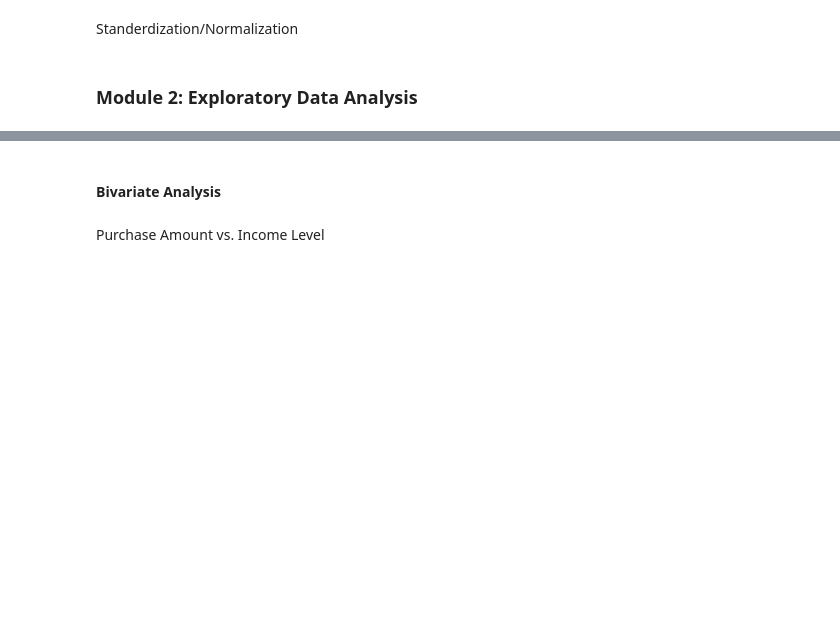
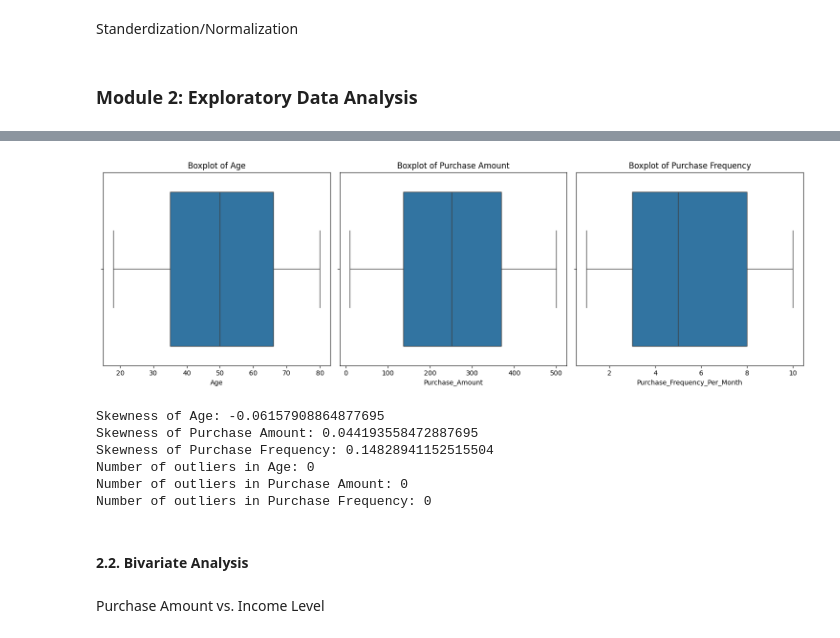
Before and after one commit to its-hasaan/Imtiaz-Mart-Customer-Behavior-Analysis-Predictive-Modeling, a Jupyter notebook: Projectfile.ipynb, the cells around one changed output, grey strips where cells are left out. Saved outputs shown, nothing was run; the diff lists cells and outputs as text; code cells hidden in the pictures; blank space fills up the shorter version.

```diff
--- a/Projectfile.ipynb
+++ b/Projectfile.ipynb
@@ -277,5 +310,63 @@ Standerdization/Normalization
+# %%
+# Plot Boxplots for each feature
+plt.figure(figsize=(15, 5))
+
+# Plot Age Boxplot
+plt.subplot(1, 3, 1)
+sns.boxplot(x=df['Age'])
+plt.title('Boxplot of Age')
+
+# Plot Purchase Amount Boxplot
+plt.subplot(1, 3, 2)
+sns.boxplot(x=df['Purchase_Amount'])
+plt.title('Boxplot of Purchase Amount')
+
+# Plot Purchase Frequency Boxplot
+plt.subplot(1, 3, 3)
+sns.boxplot(x=df['Purchase_Frequency_Per_Month'])
+plt.title('Boxplot of Purchase Frequency')
+
+plt.tight_layout()
+plt.show()
+# %% [output]
+[figure, added]
+# %%
+# Calculate skewness for each feature
+print("Skewness of Age:", df['Age'].skew())
+print("Skewness of Purchase Amount:", df['Purchase_Amount'].skew())
+print("Skewness of Purchase Frequency:", df['Purchase_Frequency_Per_Month'].skew())
+    # Skewness > 0: Right-skewed (long right tail).
+    # Skewness < 0: Left-skewed (long left tail).
+    # Skewness ≈ 0: Symmetric distribution.
+
+# Function to detect outliers using IQR method
+def detect_outliers(df, feature):
+    Q1 = df[feature].quantile(0.25)
+    Q3 = df[feature].quantile(0.75)
+    IQR = Q3 - Q1
+    lower_bound = Q1 - 1.5 * IQR
+    upper_bound = Q3 + 1.5 * IQR
+    outliers = df[(df[feature] < lower_bound) | (df[feature] > upper_bound)]
+    return outliers
+
+# Detect outliers in Age, Purchase Amount, and Purchase Frequency
+age_outliers = detect_outliers(df, 'Age')
+purchase_amount_outliers = detect_outliers(df, 'Purchase_Amount')
+purchase_frequency_outliers = detect_outliers(df, 'Purchase_Frequency_Per_Month')
+
+# Display the number of outliers in each feature
+print(f"Number of outliers in Age: {len(age_outliers)}")
+print(f"Number of outliers in Purchase Amount: {len(purchase_amount_outliers)}")
+print(f"Number of outliers in Purchase Frequency: {len(purchase_frequency_outliers)}")
+# %% [output]
+Skewness of Age: -0.06157908864877695
+Skewness of Purchase Amount: 0.044193558472887695
+Skewness of Purchase Frequency: 0.14828941152515504
+Number of outliers in Age: 0
+Number of outliers in Purchase Amount: 0
+Number of outliers in Purchase Frequency: 0
 # %% [markdown]
-#### Bivariate Analysis
+#### 2.2. Bivariate Analysis
 # %% [markdown]
 Purchase Amount vs. Income Level
 # %%
```
Also changed, not shown: parts of 12 cells of this notebook.
